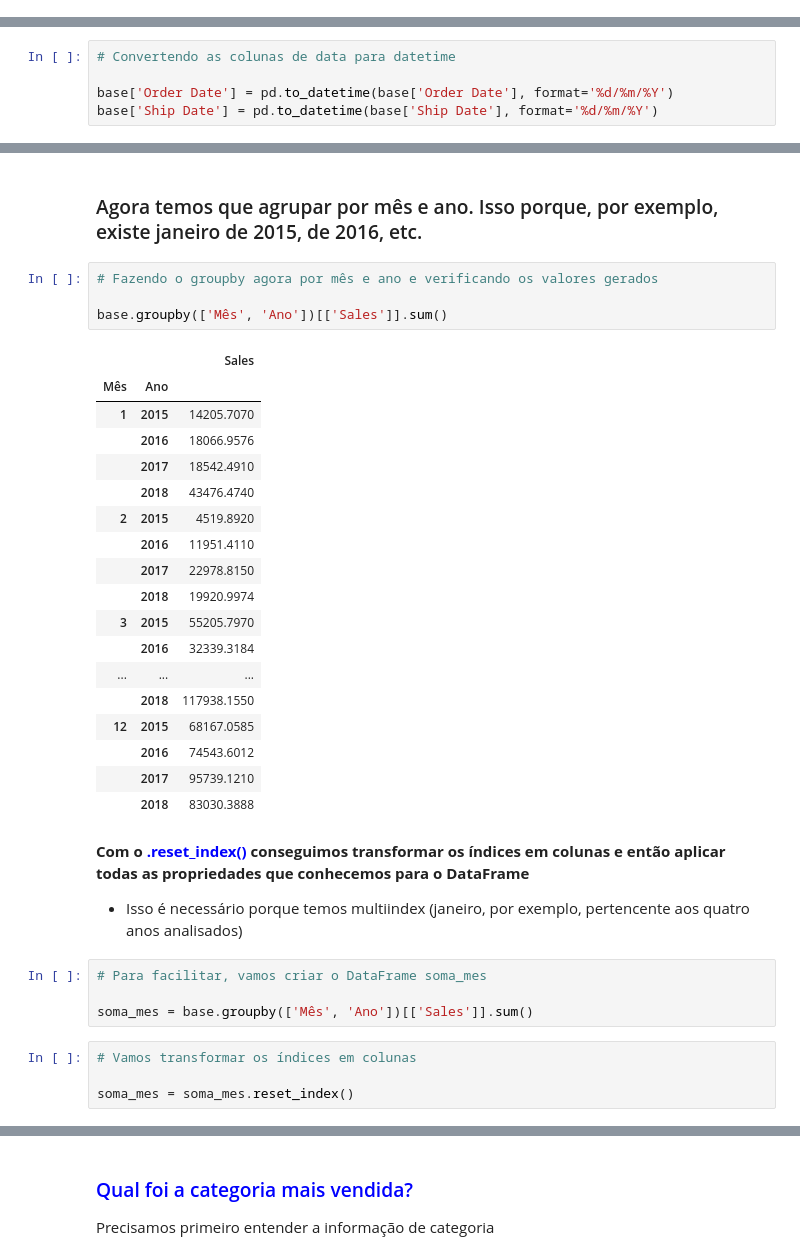
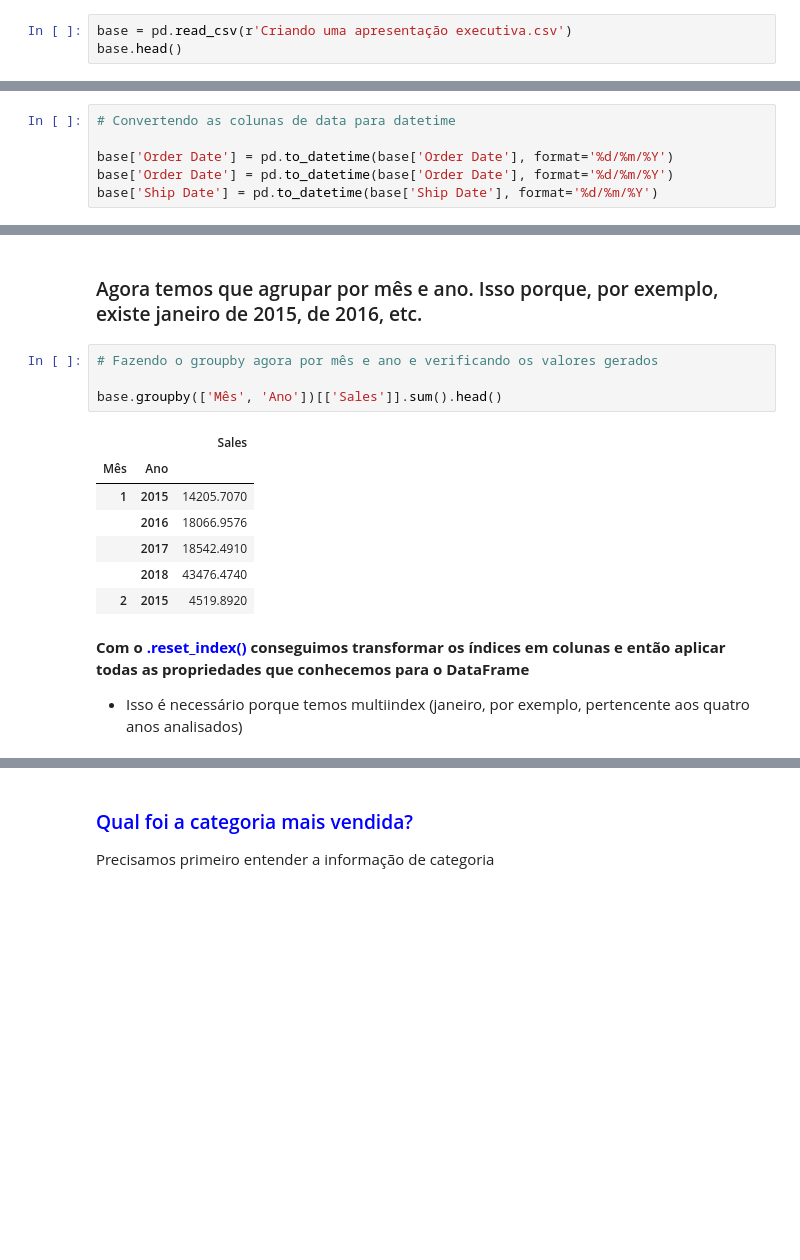
Before and after one commit to flaviohenriquehb777/Projeto_3_Financas_com_Apresentacao_Final_em_PPT, a Jupyter notebook: Calculos_Financeiros_Empresa.ipynb, the cells around one changed output, grey strips where cells are left out. Cells and saved outputs as stored; diff of their text form; blank space fills up the shorter version.

```diff
--- a/Calculos_Financeiros_Empresa.ipynb
+++ b/Calculos_Financeiros_Empresa.ipynb
@@ -34,0 +20,3 @@ display(base)
+# %%
+base = pd.read_csv(r'Criando uma apresentação executiva.csv')
+base.head()
@@ -203,6 +198,7 @@ import datetime as dt
 # Convertendo as colunas de data para datetime
 
 base['Order Date'] = pd.to_datetime(base['Order Date'], format='%d/%m/%Y')
+base['Order Date'] = pd.to_datetime(base['Order Date'], format='%d/%m/%Y')
 base['Ship Date'] = pd.to_datetime(base['Ship Date'], format='%d/%m/%Y')
 # %%
 # Observando como ficaram as informações da base
@@ -308,34 +326,15 @@ base.head()
 # %%
 # Fazendo o groupby agora por mês e ano e verificando os valores gerados
 
-base.groupby(['Mês', 'Ano'])[['Sales']].sum()
+base.groupby(['Mês', 'Ano'])[['Sales']].sum().head()
 # %% [output]
 |  |  | Sales |
 | Mês | Ano |  |
 | 1 | 2015 | 14205.7070 |
 |  | 2016 | 18066.9576 |
 |  | 2017 | 18542.4910 |
 |  | 2018 | 43476.4740 |
 | 2 | 2015 | 4519.8920 |
-|  | 2016 | 11951.4110 |
-|  | 2017 | 22978.8150 |
-|  | 2018 | 19920.9974 |
-| 3 | 2015 | 55205.7970 |
-|  | 2016 | 32339.3184 |
-| ... | ... | ... |
-|  | 2018 | 117938.1550 |
-| 12 | 2015 | 68167.0585 |
-|  | 2016 | 74543.6012 |
-|  | 2017 | 95739.1210 |
-|  | 2018 | 83030.3888 |
 # %% [markdown]
 **Com o <font color="blue">.reset_index()</font> conseguimos transformar os índices em colunas e então aplicar todas as propriedades que conhecemos para o DataFrame**
 - Isso é necessário porque temos multiindex (janeiro, por exemplo, pertencente aos quatro anos analisados)
-# %%
-# Para facilitar, vamos criar o DataFrame soma_mes
-
-soma_mes = base.groupby(['Mês', 'Ano'])[['Sales']].sum()
-# %%
-# Vamos transformar os índices em colunas
-
-soma_mes = soma_mes.reset_index()
```
Also changed, not shown: parts of 48 cells of this notebook, 1 other file.
